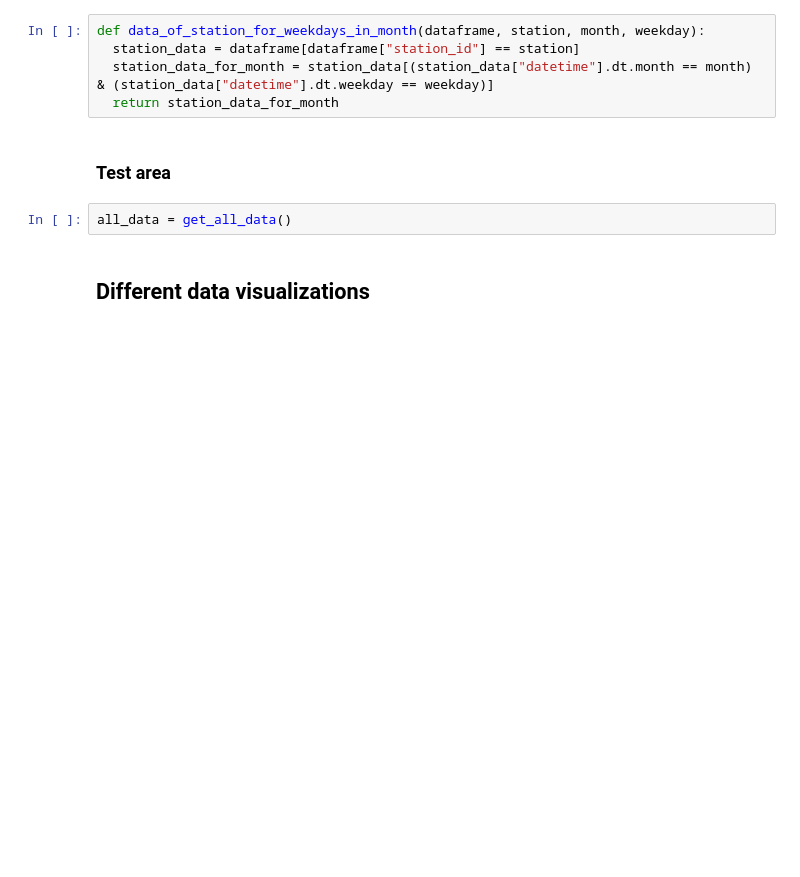
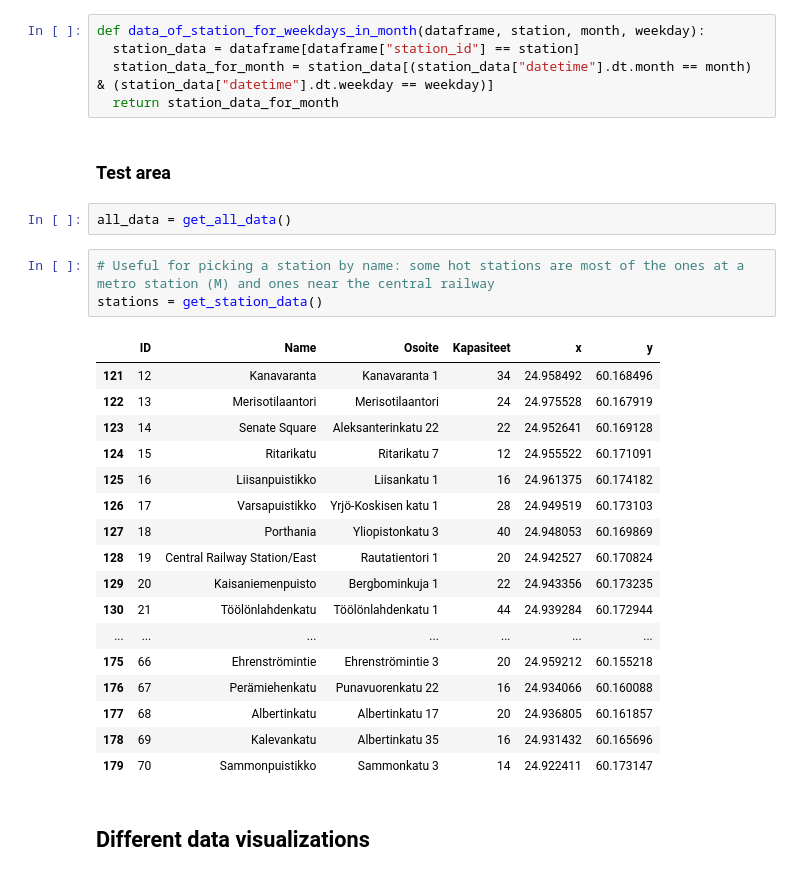
Before and after one commit to giacomogreggio/HSL-citybikes-predictor, a Jupyter notebook: HSL_citybikes_predictor.ipynb, the cells around one changed output. Cells and saved outputs as stored; diff of their text form; blank space fills up the shorter version.

```diff
--- a/HSL_citybikes_predictor.ipynb
+++ b/HSL_citybikes_predictor.ipynb
@@ -223,6 +231,27 @@ def data_of_station_for_weekdays_in_month(dataframe, station, month, weekday):
 ### Test area
 # %%
 all_data = get_all_data()
+# %%
+# Useful for picking a station by name: some hot stations are most of the ones at a metro station (M) and ones near the central railway
+stations = get_station_data()
+# %% [output]
+|  | ID | Name | Osoite | Kapasiteet | x | y |
+| 121 | 12 | Kanavaranta | Kanavaranta 1 | 34 | 24.958492 | 60.168496 |
+| 122 | 13 | Merisotilaantori | Merisotilaantori | 24 | 24.975528 | 60.167919 |
+| 123 | 14 | Senate Square | Aleksanterinkatu 22 | 22 | 24.952641 | 60.169128 |
+| 124 | 15 | Ritarikatu | Ritarikatu 7 | 12 | 24.955522 | 60.171091 |
+| 125 | 16 | Liisanpuistikko | Liisankatu 1 | 16 | 24.961375 | 60.174182 |
+| 126 | 17 | Varsapuistikko | Yrjö-Koskisen katu 1 | 28 | 24.949519 | 60.173103 |
+| 127 | 18 | Porthania | Yliopistonkatu 3 | 40 | 24.948053 | 60.169869 |
+| 128 | 19 | Central Railway Station/East | Rautatientori 1 | 20 | 24.942527 | 60.170824 |
+| 129 | 20 | Kaisaniemenpuisto | Bergbominkuja 1 | 22 | 24.943356 | 60.173235 |
+| 130 | 21 | Töölönlahdenkatu | Töölönlahdenkatu 1 | 44 | 24.939284 | 60.172944 |
+| ... | ... | ... | ... | ... | ... | ... |
+| 175 | 66 | Ehrenströmintie | Ehrenströmintie 3 | 20 | 24.959212 | 60.155218 |
+| 176 | 67 | Perämiehenkatu | Punavuorenkatu 22 | 16 | 24.934066 | 60.160088 |
+| 177 | 68 | Albertinkatu | Albertinkatu 17 | 20 | 24.936805 | 60.161857 |
+| 178 | 69 | Kalevankatu | Albertinkatu 35 | 16 | 24.931432 | 60.165696 |
+| 179 | 70 | Sammonpuistikko | Sammonkatu 3 | 14 | 24.922411 | 60.173147 |
 # %% [markdown]
 ## Different data visualizations
 # %%
```
Also changed, not shown: parts of 6 cells of this notebook.
